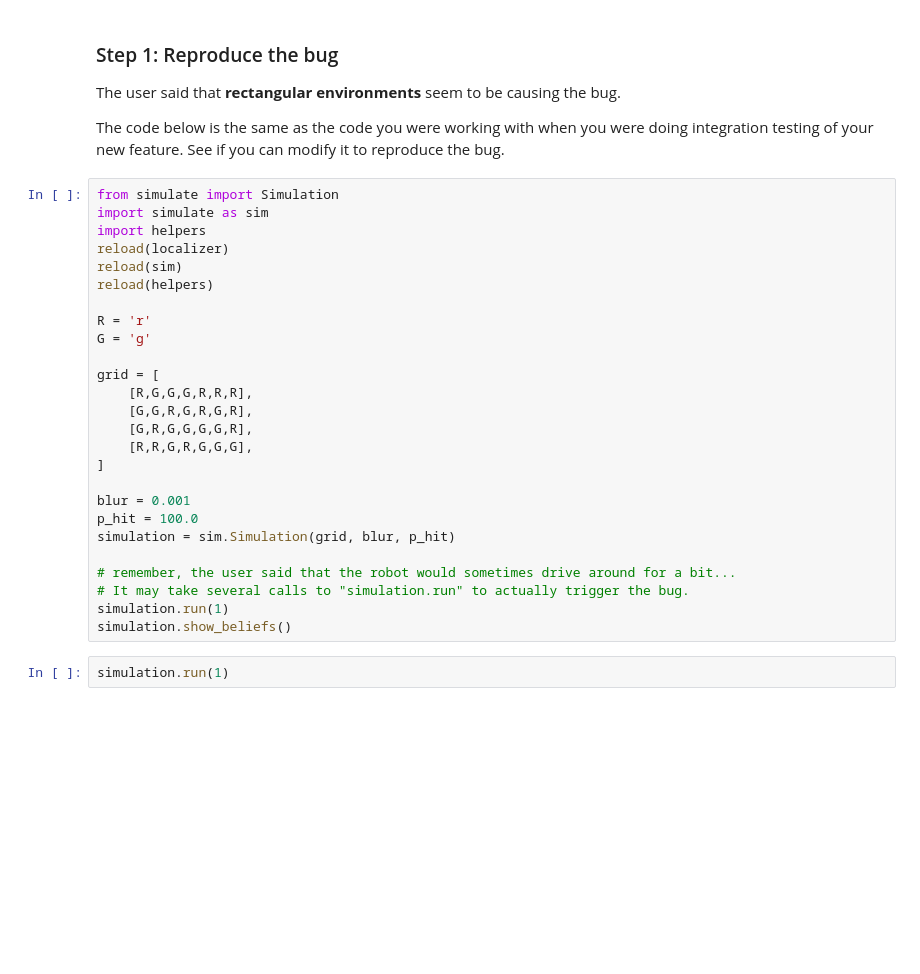
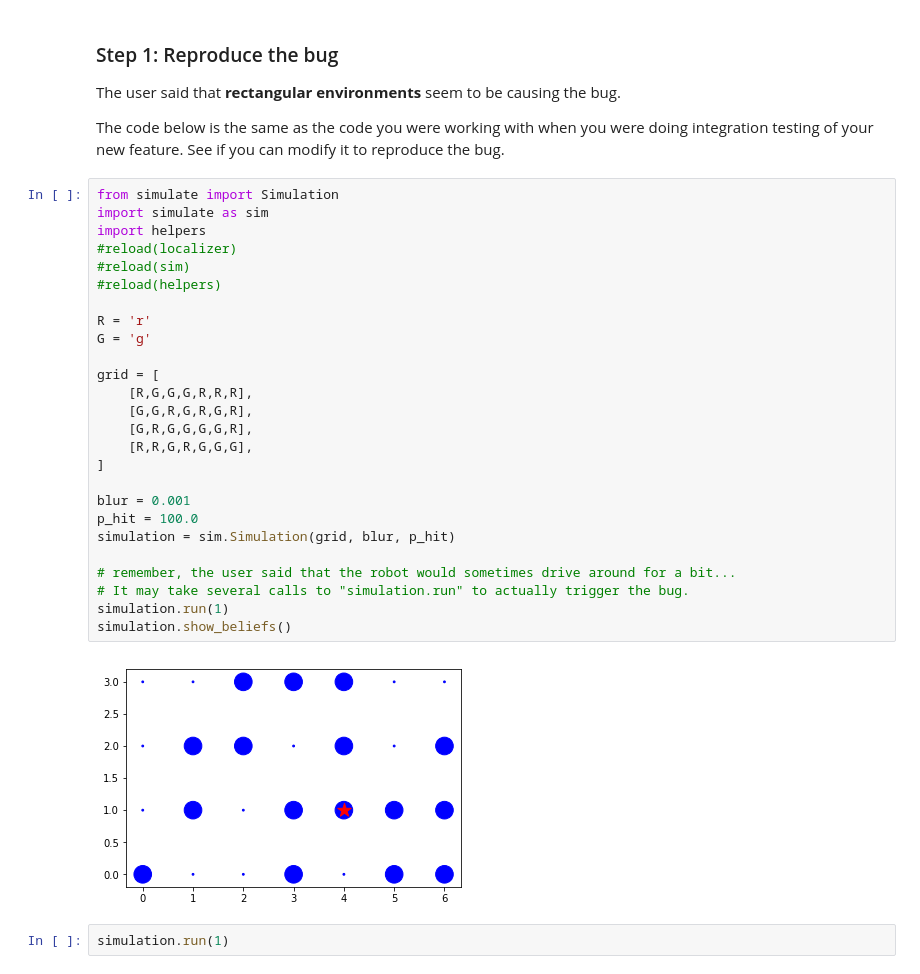
Before and after one commit to paluchnuggets/ObjectTrackingAndLocalization, a Jupyter notebook: 4_3_2D_Histogram_Filter/writeup.ipynb, the cells around one changed output. Cells and saved outputs as stored; diff of their text form; blank space fills up the shorter version.

```diff
--- a/4_3_2D_Histogram_Filter/writeup.ipynb
+++ b/4_3_2D_Histogram_Filter/writeup.ipynb
@@ -237,29 +239,31 @@ The code below is the same as the code you were working with when you were doing
 # %%
 from simulate import Simulation
 import simulate as sim
 import helpers
-reload(localizer)
-reload(sim)
-reload(helpers)
+#reload(localizer)
+#reload(sim)
+#reload(helpers)
 
 R = 'r'
 G = 'g'
 
 grid = [
     [R,G,G,G,R,R,R],
     [G,G,R,G,R,G,R],
     [G,R,G,G,G,G,R],
     [R,R,G,R,G,G,G],
 ]
 
 blur = 0.001
 p_hit = 100.0
 simulation = sim.Simulation(grid, blur, p_hit)
 
 # remember, the user said that the robot would sometimes drive around for a bit...
 # It may take several calls to "simulation.run" to actually trigger the bug.
 simulation.run(1)
 simulation.show_beliefs()
+# %% [output]
+[figure, added]
 # %%
 simulation.run(1)
 # %% [markdown]
```
Also changed, not shown: parts of 5 cells of this notebook, 1 other file.
